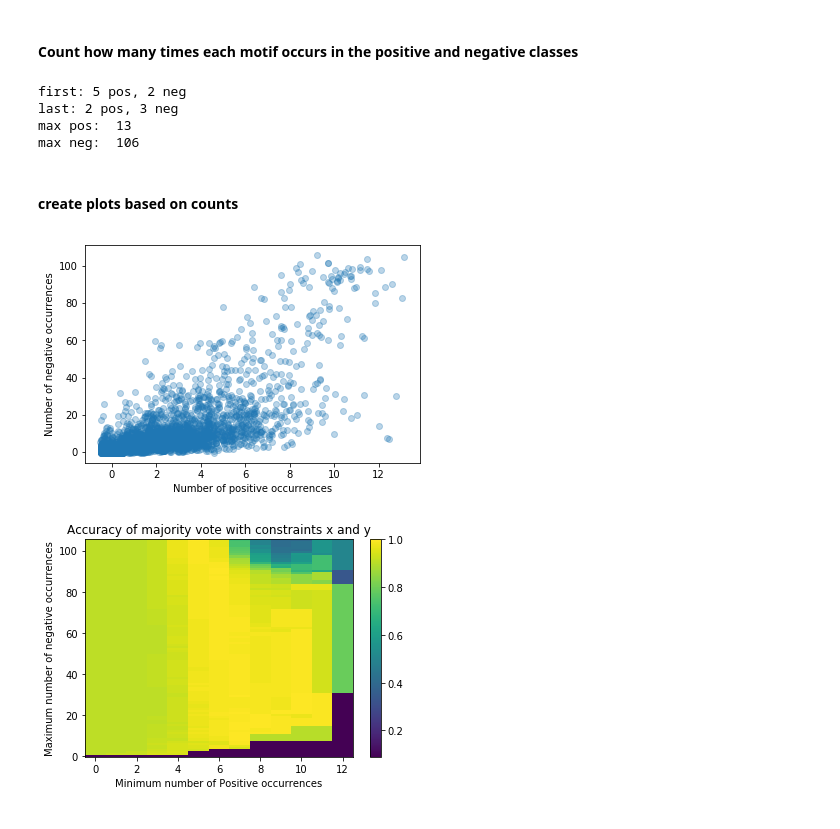
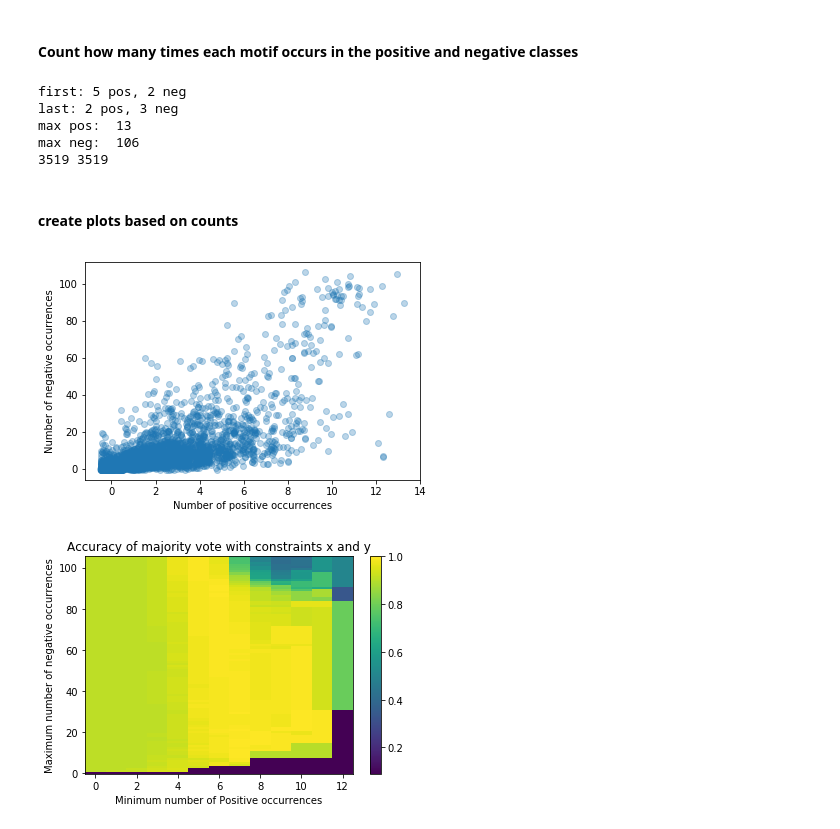
Before and after one commit to mullinmax/IS, a Jupyter notebook: Feature selection.ipynb, the cells around one changed output. Saved outputs shown, nothing was run; the diff lists cells and outputs as text; code cells hidden in the pictures.

```diff
--- a/Feature selection.ipynb
+++ b/Feature selection.ipynb
@@ -74,35 +74,38 @@ print("max pos: ", max(posCounts))
 print("max neg: ", max(negCounts))
 
 numMotifs = len(motifNames)
-posCoOccur = [[0 for x in range(nummotifs)] for y in range(numMotifs)]
-negCoOccur = [[0 for x in range(nummotifs)] for y in range(numMotifs)]
-for row in range(len(tData)):
-    for col in range(len(tData[row])):
-        if(tData[row][col] == True):
-            # for every other true in this row after col
-            if(classes[col] == True):
-                posCount += 1 #incement this one and the other one
-            elif(classes[col] == False):
-                negCount += 1
-    posCounts.append(posCount)
-    negCounts.append(negCount)
+posCoOccur = [[0 for x in range(numMotifs)] for y in range(numMotifs)]
+negCoOccur = [[0 for x in range(numMotifs)] for y in range(numMotifs)]
+for primaryMotif in range(len(tData)):
+    for col in range(len(tData[primaryMotif])):
+        if(tData[primaryMotif][col] == True):
+            for secondaryMotif in range(primaryMotif+1,numMotifs):
+                if(tData[secondaryMotif][col]):
+                    if(classes[col] == True):
+                        posCoOccur[secondaryMotif][primaryMotif] += 1
+                        posCoOccur[primaryMotif][secondaryMotif] += 1
+                    elif(classes[col] == False):
+                        negCoOccur[secondaryMotif][primaryMotif] += 1
+                        negCoOccur[primaryMotif][secondaryMotif] += 1
+print(len(posCoOccur), len(posCoOccur[0]))
 # %% [output]
 first: 5 pos, 2 neg
 last: 2 pos, 3 neg
 max pos:  13
 max neg:  106
+3519 3519
 # %% [markdown]
 #### create plots based on counts
 # %%
-# import random
-# xPoints = list(map(lambda x: x + random.random() -.5, posCounts))
-# yPoints = list(map(lambda x: x + random.random() -.5, negCounts))
-plt.scatter(xPoints, yPoints, alpha=0.3)
+import random
+# plt.scatter(list(map(lambda x: x + random.random() -.5, posCounts)), list(map(lambda x: x + random.random() -.5, negCounts)))
+# plt.scatter(posCounts, negCounts, alpha=0.3)
+plt.scatter(list(map(lambda x: x + random.random() -.5, posCounts)), list(map(lambda x: x + random.random() -.5, negCounts)), alpha=0.3)
 plt.xlabel("Number of positive occurrences")
 plt.ylabel("Number of negative occurrences")
 plt.show()
 # %% [output]
-[figure, old version]
+[figure, new version]
 # %%
 heatData = []
 for maxNeg in range(max(negCounts)):
```
